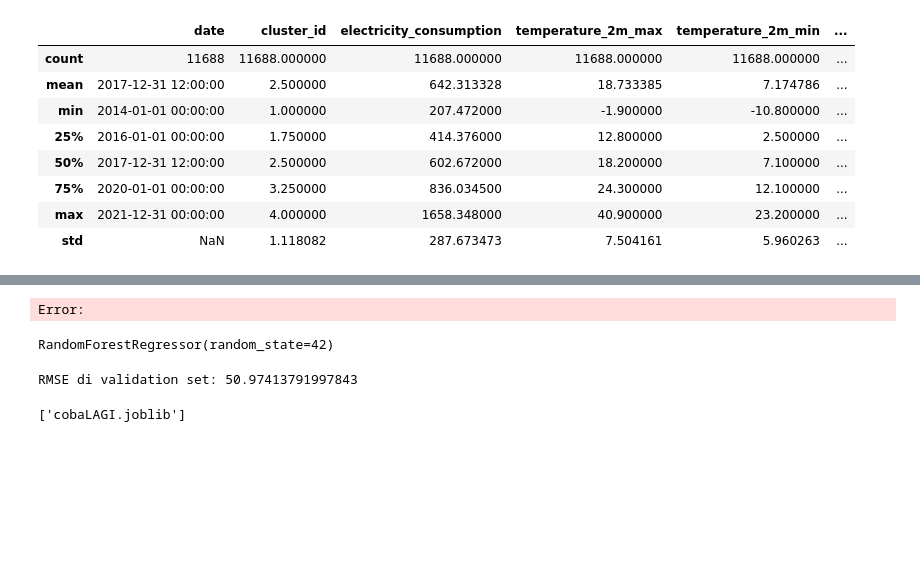
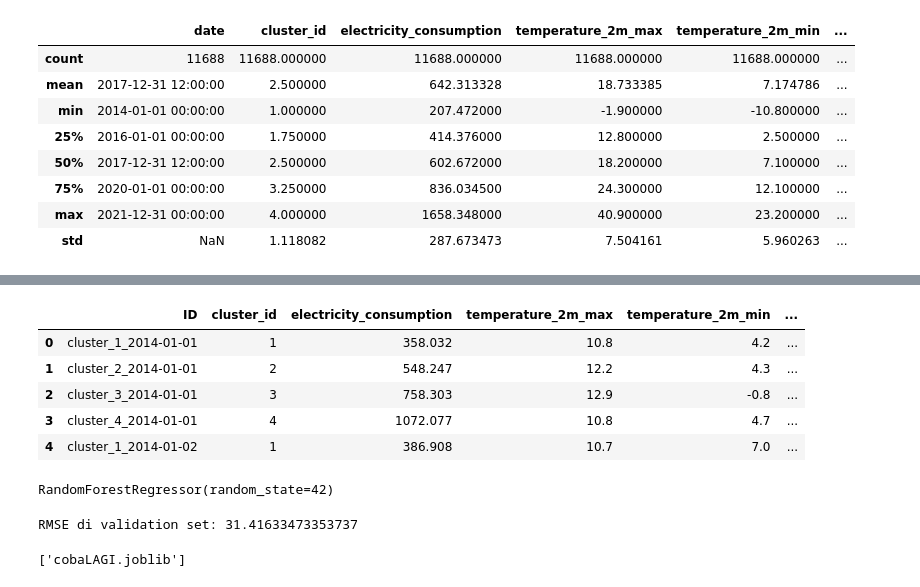
Before and after one commit to petery05/seleksiCFDSA17, a Jupyter notebook: seleksidsa17.ipynb, the cells around one changed output, grey strips where cells are left out. Cells and saved outputs as stored; diff of their text form; code cells hidden in the pictures; blank space fills up the shorter version.

```diff
--- a/seleksidsa17.ipynb
+++ b/seleksidsa17.ipynb
@@ -140,5 +127,32 @@ for i in train.select_dtypes(include='number').columns:
-# %%
-#cek rata rata electricity_consumption per cluster untuk menjawab nomor 4
-cluster_1 = train.groupby("cluster_id")['electricity_consumption'].mean()
-# %% [output]
-Error:
+# %%
+#apakah hari = weekend
+from datetime import date
+
+train['date'] = pd.to_datetime(train['date'])
+train['isWeekend'] = (train['date'].dt.dayofweek >= 5).astype(int)
+
+
+def isWeekend(date):
+  return date.weekday() >=5
+
+
+def season(d):
+  year = d.year
+  spring_start = date(year, 3, 20)
+  summer_start = date(year, 6, 21)
+  autumn_start = date(year, 9, 23)
+  winter_start = date(year, 12, 21)
+
+  d_date = d.date()
+
+  if spring_start <= d_date < summer_start:
+    return 2 # Spring
+  elif summer_start <= d_date < autumn_start:
+    return 3 # Summer
+  elif autumn_start <= d_date < winter_start:
+    return 4 # Autumn
+  else:
+    return 1 # Winter
+
+train['season'] = train['date'].apply(season)
+train = train.drop('date', axis=1)
@@ -145 +162,10 @@ Error:
+# %%
+train.head()
+# %% [output]
+|  | ID | cluster_id | electricity_consumption | temperature_2m_max | temperature_2m_min | ... |
+| 0 | cluster_1_2014-01-01 | 1 | 358.032 | 10.8 | 4.2 | ... |
+| 1 | cluster_2_2014-01-01 | 2 | 548.247 | 12.2 | 4.3 | ... |
+| 2 | cluster_3_2014-01-01 | 3 | 758.303 | 12.9 | -0.8 | ... |
+| 3 | cluster_4_2014-01-01 | 4 | 1072.077 | 10.8 | 4.7 | ... |
+| 4 | cluster_1_2014-01-02 | 1 | 386.908 | 10.7 | 7.0 | ... |
 # %%
@@ -155,10 +181,10 @@ Error:
 # %% [output]
 RandomForestRegressor(random_state=42)
 # %%
-# y_pred = model.predict(x_val)
-# rmse = np.sqrt(mean_squared_error(y_val, y_pred))
+y_pred = model.predict(x_val)
+rmse = np.sqrt(mean_squared_error(y_val, y_pred))
 
-# print("RMSE di validation set:", rmse)
+print("RMSE di validation set:", rmse)
 # %% [output]
-RMSE di validation set: 50.97413791997843
+RMSE di validation set: 31.41633473353737
 # %%
```
Also changed, not shown: parts of 13 cells of this notebook, 5 other files.
